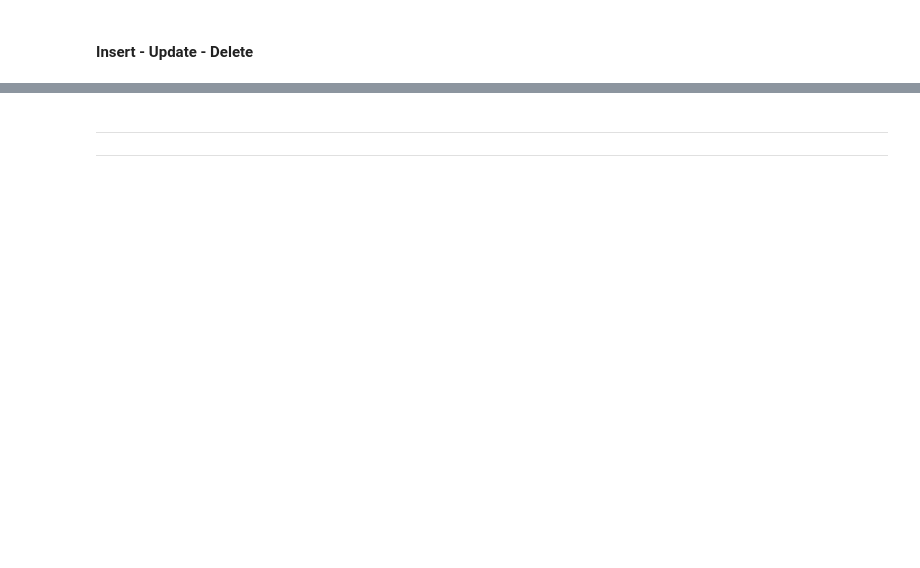
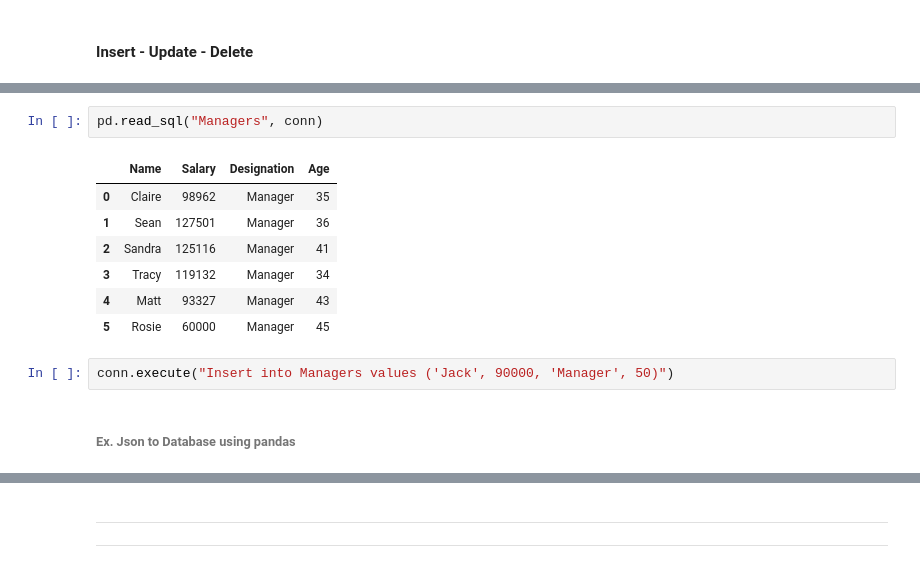
Before and after one commit to knowledge-corner/Oracle_Nov_24, a Jupyter notebook: Day - 4.ipynb, the cells around one changed output, grey strips where cells are left out. Saved outputs shown, nothing was run; the diff lists cells and outputs as text; blank space fills up the shorter version.

```diff
--- a/Day - 4.ipynb
+++ b/Day - 4.ipynb
@@ -488,0 +657,14 @@ customers
+# %%
+pd.read_sql("Managers", conn)
+# %% [output]
+|  | Name | Salary | Designation | Age |
+| 0 | Claire | 98962 | Manager | 35 |
+| 1 | Sean | 127501 | Manager | 36 |
+| 2 | Sandra | 125116 | Manager | 41 |
+| 3 | Tracy | 119132 | Manager | 34 |
+| 4 | Matt | 93327 | Manager | 43 |
+| 5 | Rosie | 60000 | Manager | 45 |
+# %%
+conn.execute("Insert into Managers values ('Jack', 90000, 'Manager', 50)")
+# %% [markdown]
+###### Ex. Json to Database using pandas
```
Also changed, not shown: parts of 29 cells of this notebook, 3 other files.
